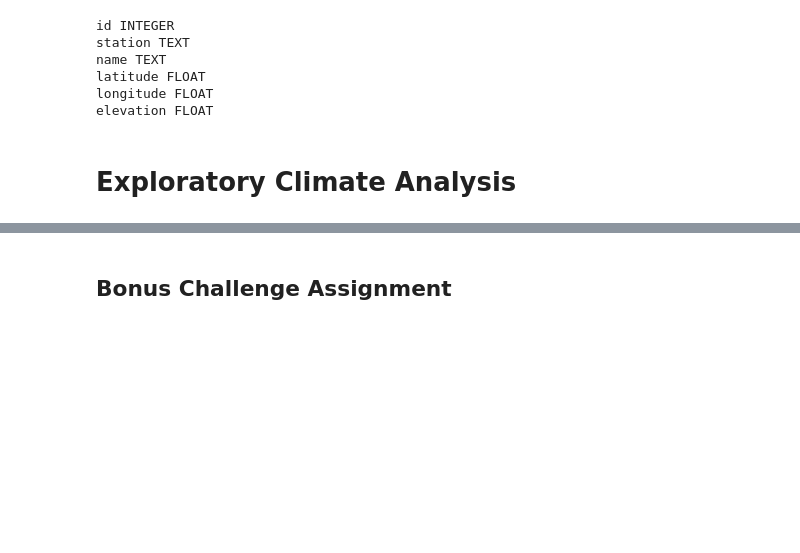
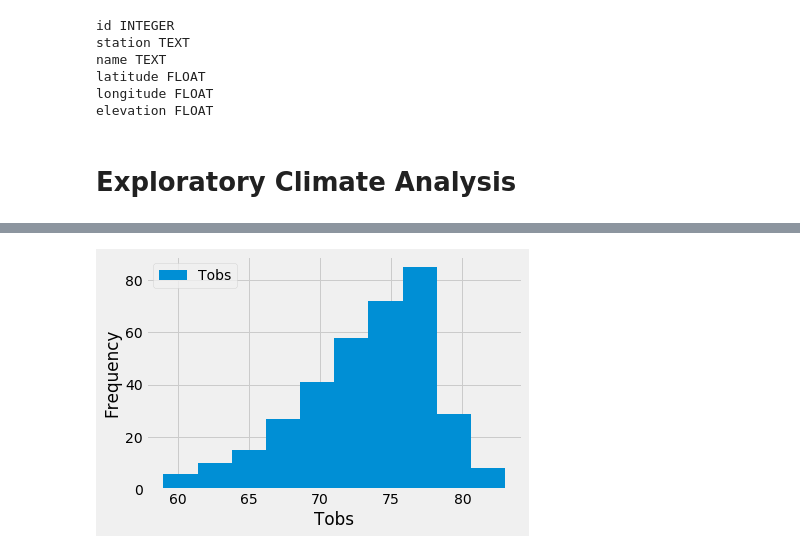
Before and after one commit to safieoscar/SQLALCHEMY_CHALLENGE_OS, a Jupyter notebook: 10-Advanced-Data-Storage-and-Retrieval/Instructions/climate_starter.ipynb, the cells around one changed output, grey strips where cells are left out. Cells and saved outputs as stored; diff of their text form; code cells hidden in the pictures; blank space fills up the shorter version.

```diff
--- a/10-Advanced-Data-Storage-and-Retrieval/Instructions/climate_starter.ipynb
+++ b/10-Advanced-Data-Storage-and-Retrieval/Instructions/climate_starter.ipynb
@@ -90,5 +138,12 @@ current_year
 # %%
 # Choose the station with the highest number of temperature observations.
 # Query the last 12 months of temperature observation data for this station and plot the results as a histogram
+histogram = session.query(Measurement.date, Measurement.station, Measurement.tobs).filter(Measurement.station == 'USC00519281').\
+    filter(Measurement.date >= '2016-08-24').order_by(Measurement.date).all()
+histogram_df = pd.DataFrame(histogram, columns = ['Date', 'Station', 'Tobs'])
+index_date = histogram_df.set_index('Date')
+index_date.plot(kind = 'hist')
+plt.xlabel('Tobs')
+plt.show()
+# %% [output]
+[figure, added]
-# %% [markdown]
-## Bonus Challenge Assignment
```
Also changed, not shown: parts of 13 cells of this notebook.
